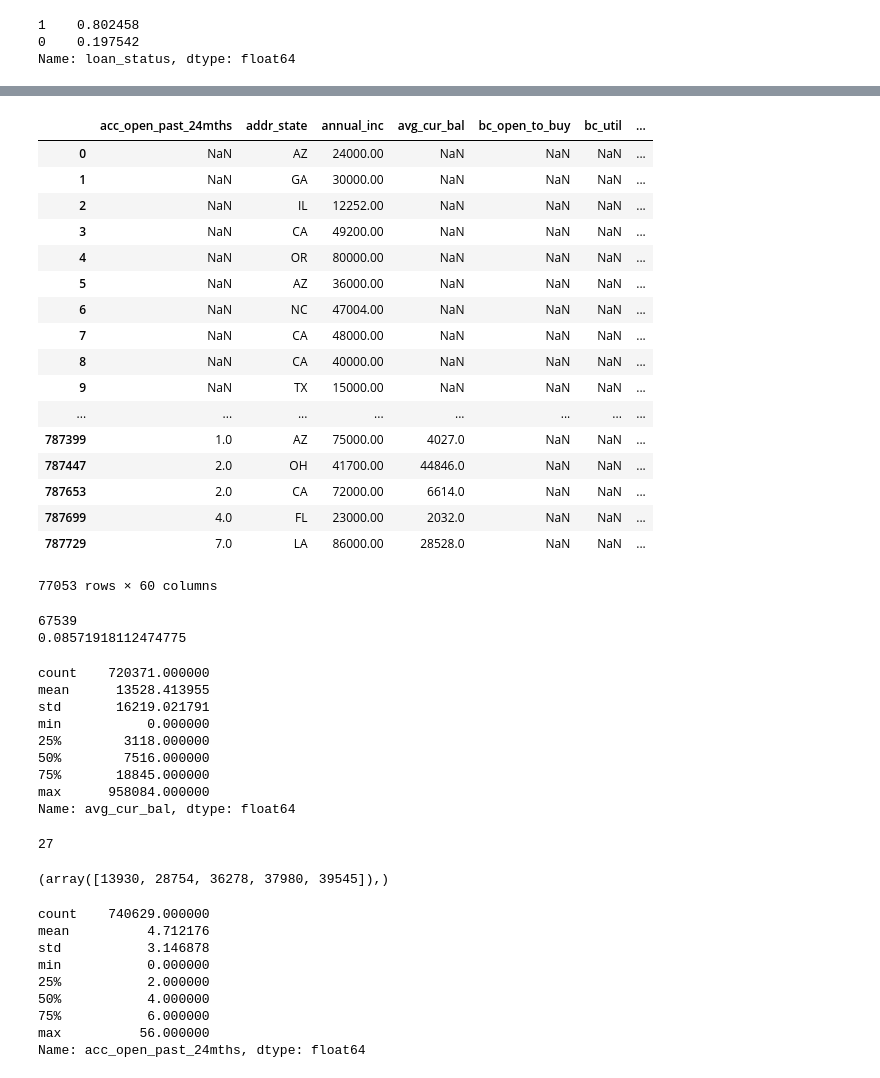
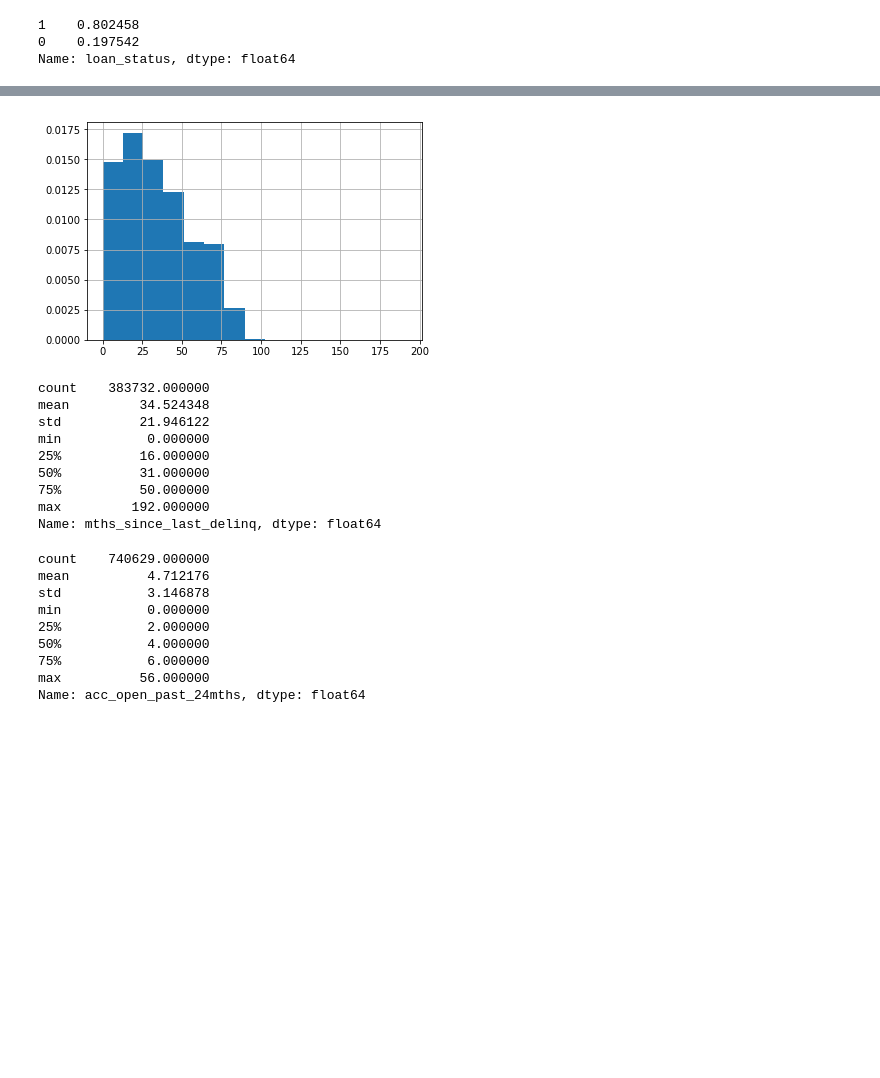
Before and after one commit to mariafabiano/lending-club, a Jupyter notebook: data_cleaning.ipynb, the cells around one changed output, grey strips where cells are left out. Saved outputs shown, nothing was run; the diff lists cells and outputs as text; code cells hidden in the pictures; blank space fills up the shorter version.

```diff
--- a/data_cleaning.ipynb
+++ b/data_cleaning.ipynb
@@ -790,3 +522,6 @@ df[df.isnull().any(axis=1)].shape
+# %%
+# Fill with median, since "mths_since_recent_revol_delinq" is integer-valued, and slightly skewed left
+df["mths_since_recent_revol_delinq"].fillna(df["mths_since_recent_revol_delinq"].median(), inplace=True)
 # %%
 # find column with most missing values
 col = df.count().idxmin()
@@ -807,6 +542,3 @@ df[df.mths_since_last_delinq.isnull()].loan_status.value_counts(normalize=True)
 1    0.802458
 0    0.197542
 Name: loan_status, dtype: float64
-# %%
-# since most of mths_since_last_delinq is missing, and label distribution reflects overall label distribution, we drop
-df.drop("mths_since_last_delinq", axis=1, inplace=True)
@@ -827,2 +544,0 @@ mths_since_recent_inq
-# %%
-df.drop("orig_projected_additional_accrued_interest", axis=1, inplace=True)
@@ -920,3 +544,0 @@ df['mo_sin_old_il_acct'].value_counts(normalize=True)
-# %%
-# drop months columns because they are so specific, don't seem to matter as much
-df.drop(months_cols, axis=1, inplace=True)
@@ -979,48 +545,17 @@ Index(['acc_open_past_24mths', 'addr_state', 'annual_inc', 'avg_cur_bal',
-# %%
-null_data
-# %% [output]
-|  | acc_open_past_24mths | addr_state | annual_inc | avg_cur_bal | bc_open_to_buy | bc_util | ... |
-| 0 | NaN | AZ | 24000.00 | NaN | NaN | NaN | ... |
-| 1 | NaN | GA | 30000.00 | NaN | NaN | NaN | ... |
-| 2 | NaN | IL | 12252.00 | NaN | NaN | NaN | ... |
-| 3 | NaN | CA | 49200.00 | NaN | NaN | NaN | ... |
-| 4 | NaN | OR | 80000.00 | NaN | NaN | NaN | ... |
-| 5 | NaN | AZ | 36000.00 | NaN | NaN | NaN | ... |
-| 6 | NaN | NC | 47004.00 | NaN | NaN | NaN | ... |
-| 7 | NaN | CA | 48000.00 | NaN | NaN | NaN | ... |
-| 8 | NaN | CA | 40000.00 | NaN | NaN | NaN | ... |
-| 9 | NaN | TX | 15000.00 | NaN | NaN | NaN | ... |
-| ... | ... | ... | ... | ... | ... | ... | ... |
-| 787399 | 1.0 | AZ | 75000.00 | 4027.0 | NaN | NaN | ... |
-| 787447 | 2.0 | OH | 41700.00 | 44846.0 | NaN | NaN | ... |
-| 787653 | 2.0 | CA | 72000.00 | 6614.0 | NaN | NaN | ... |
-| 787699 | 4.0 | FL | 23000.00 | 2032.0 | NaN | NaN | ... |
-| 787729 | 7.0 | LA | 86000.00 | 28528.0 | NaN | NaN | ... |
-77053 rows × 60 columns
-# %%
-# find column with most missing values
-print(df['avg_cur_bal'].isnull().sum())
-print(df['avg_cur_bal'].isnull().sum()/df.shape[0])
-# %% [output]
-67539
-0.08571918112474775
+# %%
+df.mths_since_last_delinq.hist(bins=15, normed=True)
+plt.show()
+# %% [output]
+[figure, added]
 # %%
-df['avg_cur_bal'].describe()
+df['mths_since_last_delinq'].describe()
 # %% [output]
-count    720371.000000
-mean      13528.413955
-std       16219.021791
+count    383732.000000
+mean         34.524348
+std          21.946122
 min           0.000000
-25%        3118.000000
-50%        7516.000000
-75%       18845.000000
-max      958084.000000
-Name: avg_cur_bal, dtype: float64
+25%          16.000000
+50%          31.000000
+75%          50.000000
+max         192.000000
+Name: mths_since_last_delinq, dtype: float64
-# %%
-np.max(df.isnull().sum(axis=1))
-# %% [output]
-27
-# %%
-np.where(df.isnull().sum(axis=1)==27)
-# %% [output]
-(array([13930, 28754, 36278, 37980, 39545]),)
```
Also changed, not shown: parts of 134 cells of this notebook.
